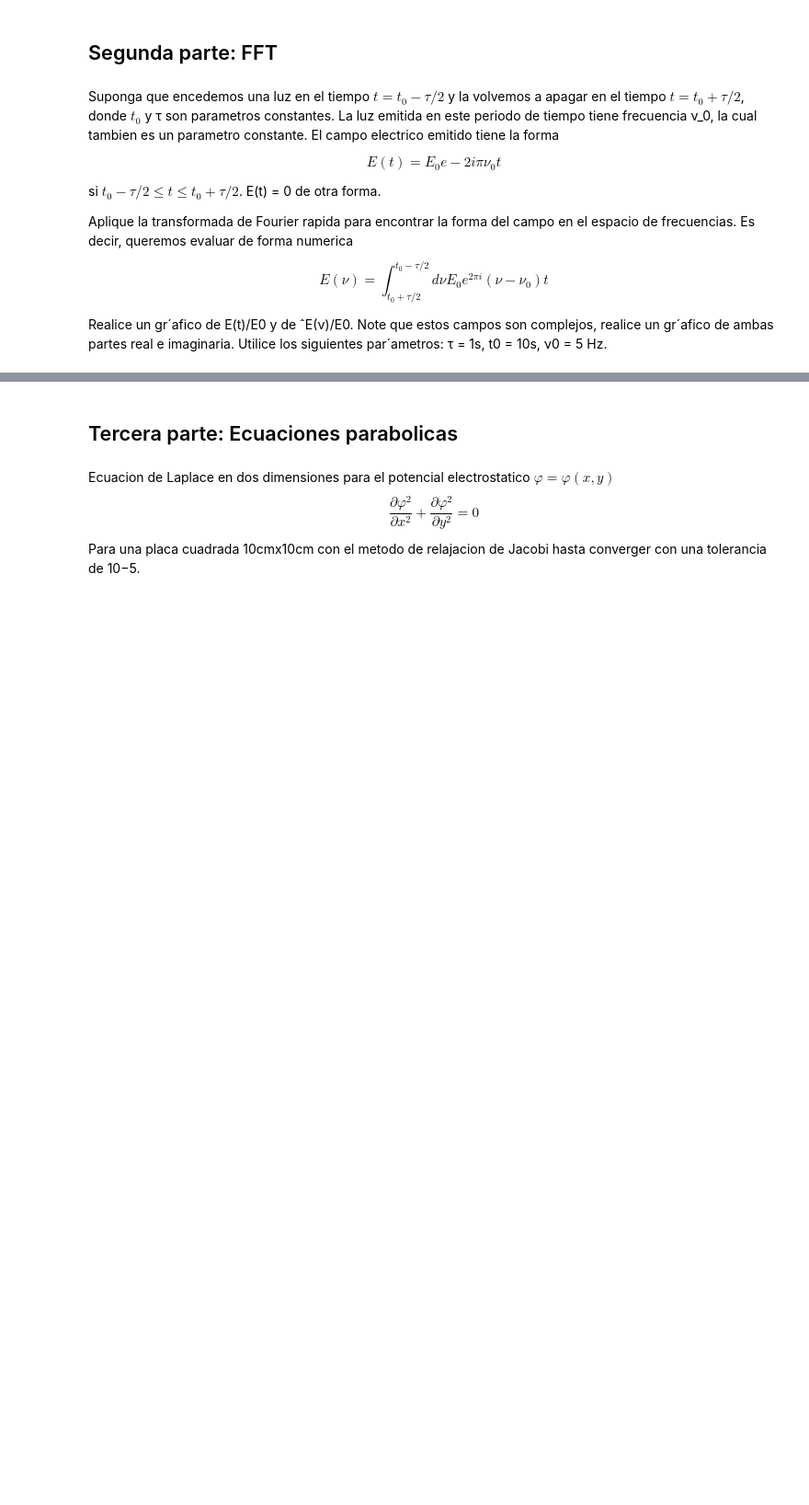
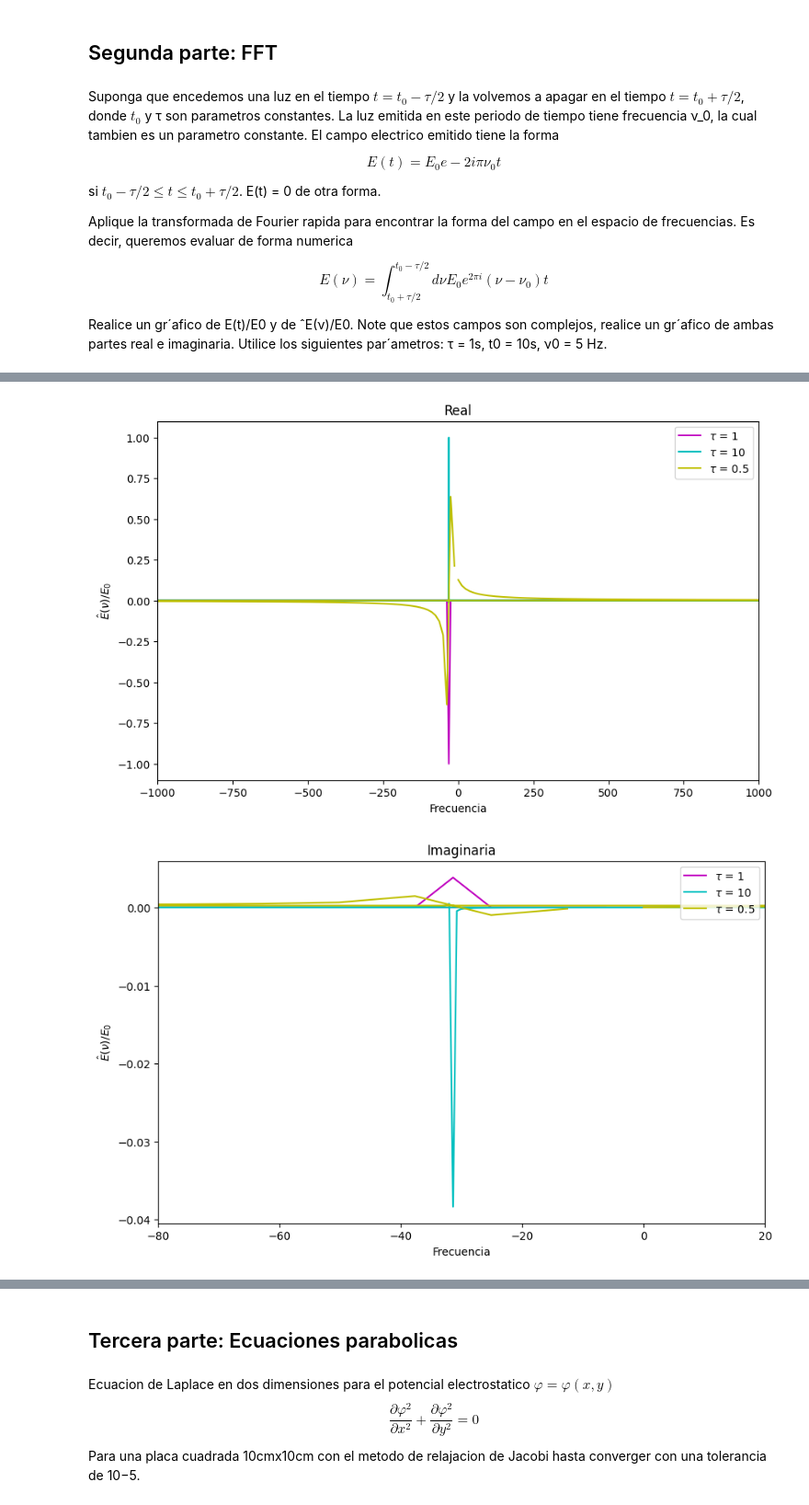
Before and after one commit to Sherezax/tarea_05, a Jupyter notebook: tarea_05.ipynb, the cells around one changed output, grey strips where cells are left out. Shown: that part at 92% size. Cells and saved outputs as stored; diff of their text form; code cells hidden in the pictures; blank space fills up the shorter version.

```diff
--- a/tarea_05.ipynb
+++ b/tarea_05.ipynb
@@ -84,0 +231,32 @@ plt.show()
+# %%
+def variacion(t_0, v_0, N, E_0, t1, t2, t3):
+
+    E_t1, fft1, w1, t1_vals = fourier(t_0, t1, v_0, N, E_0)
+    E_t2, fft2, w2, t2_vals = fourier(t_0, t2, v_0, N, E_0)
+    E_t3, fft3, w3, t3_vals = fourier(t_0, t3, v_0, N, E_0)
+
+    plt.figure(figsize=(10, 6))
+    plt.title("Real")
+    plt.xlabel("Frecuencia")
+    plt.ylabel(r"$\hat{E}(\nu)/E_0$")
+    plt.xlim(-1000, 1000)
+    plt.plot(w1*2*np.pi, np.real(fft1/E_0), 'm', label = r"$\tau$ = %d" %(t1))
+    plt.plot(w2*2*np.pi, np.real(fft2/E_0), 'c', label = r"$\tau$ = %d" %(t2))
+    plt.plot(w3*2*np.pi, np.real(fft3/E_0), 'y-', label = r"$\tau$ = %.1f" %(t3))
+    plt.legend(loc= 'upper right')
+    plt.show()
+
+    plt.figure(figsize=(10, 6))
+    plt.title("Imaginaria")
+    plt.xlabel("Frecuencia")
+    plt.ylabel(r"$\hat{E}(\nu)/E_0$")
+    plt.xlim(-80,20)
+    plt.plot(w1*2*np.pi, np.imag(fft1/E_0), 'm', label = r"$\tau$ = %d" %(t1))
+    plt.plot(w2*2*np.pi, np.imag(fft2/E_0), 'c', label = r"$\tau$ = %d" %(t2))
+    plt.plot(w3*2*np.pi, np.imag(fft3/E_0), 'y-', label = r"$\tau$ = %.1f" %(t3))
+    plt.legend(loc= 'upper right')
+    plt.show()
+variacion(10, 5, 4096, 1, 1, 10, 0.5)
+# %% [output]
+[figure, added]
+[figure, added]
```
Also changed, not shown: parts of 21 cells of this notebook.
